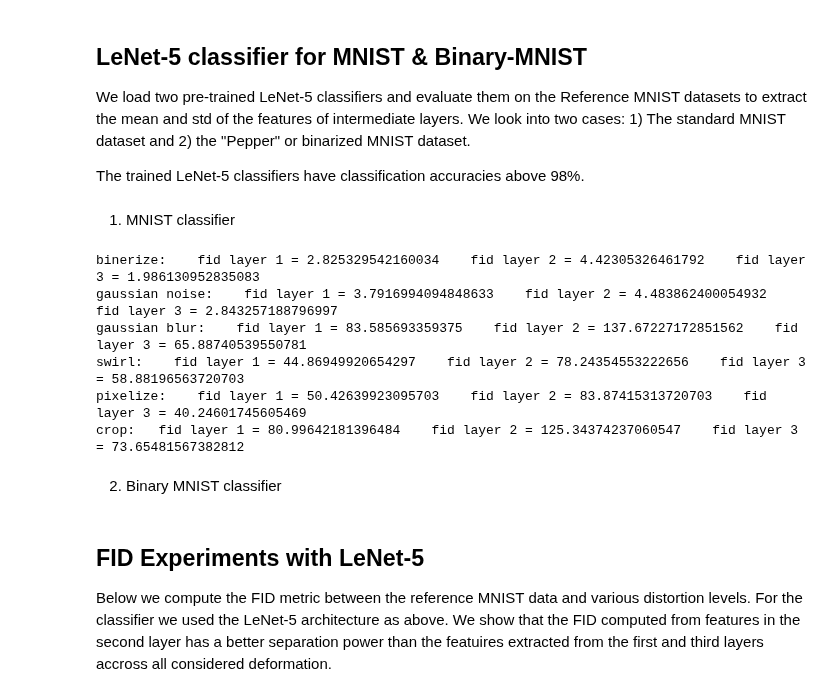
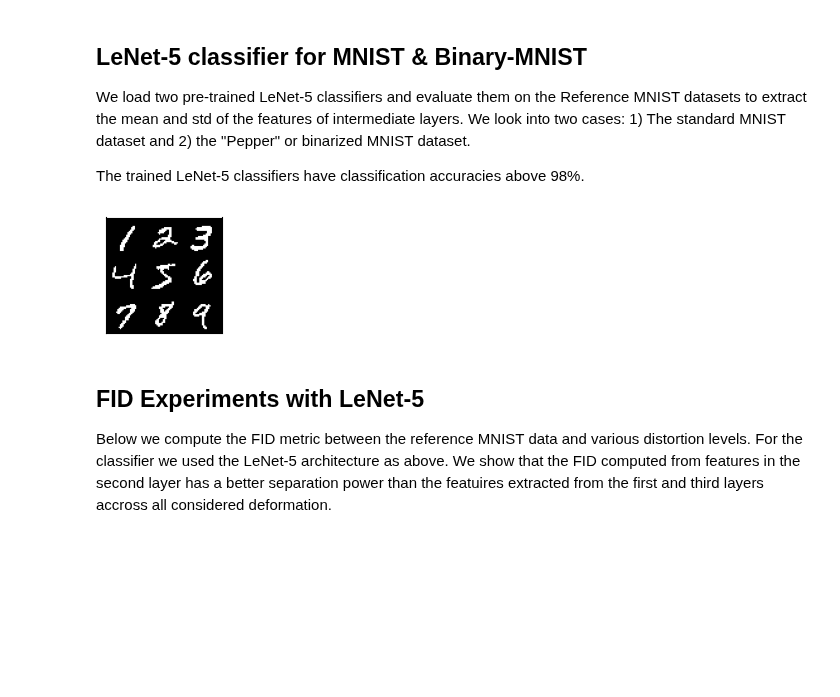
Before and after one commit to dfaroughy/FID-MNIST, a Jupyter notebook: FID_MNIST.ipynb, the cells around one changed output. Cells and saved outputs as stored; diff of their text form; code cells hidden in the pictures; blank space fills up the shorter version.

```diff
--- a/FID_MNIST.ipynb
+++ b/FID_MNIST.ipynb
@@ -158,8 +151,6 @@ plot_images(images, "Binary MNIST half-mask (dataset 0)", figsize=(3.5, 3.5), cm
 We load two pre-trained LeNet-5 classifiers and evaluate them on the Reference MNIST datasets to extract the mean and std of the features of intermediate layers. We look into two cases: 1) The standard MNIST dataset and 2) the "Pepper" or binarized MNIST dataset.
 
 The trained LeNet-5 classifiers have classification accuracies above 98%.
-# %% [markdown]
-1) MNIST classifier
 # %%
 import torch
 from architectures import LeNet5
@@ -182,53 +166,0 @@ mu_3, sigma_3 = compute_activation_statistics(model, test_ref, activation_layer=
-# %%
-from fid_metric import compute_fid
-
-data = load_nist_data(name='MNIST',  train=False, distortion='binerize', level=0.5)
-fid_1 = compute_fid(model, data, mu_ref=mu_1, sigma_ref=sigma_1, activation_layer='fc1', device=device)
-fid_2 = compute_fid(model, data, mu_ref=mu_2, sigma_ref=sigma_2, activation_layer='fc2', device=device)
-fid_3 = compute_fid(model, data, mu_ref=mu_3, sigma_ref=sigma_3, activation_layer='fc3', device=device)
-
-print('binerize:    fid layer 1 = {}    fid layer 2 = {}    fid layer 3 = {}'.format(fid_1, fid_2, fid_3))
-
-data = load_nist_data(name='MNIST', train=False, distortion='noise', level=0.25)
-fid_1 = compute_fid(model, data, mu_ref=mu_1, sigma_ref=sigma_1, activation_layer='fc1', device=device)
-fid_2 = compute_fid(model, data, mu_ref=mu_2, sigma_ref=sigma_2, activation_layer='fc2', device=device)
-fid_3 = compute_fid(model, data, mu_ref=mu_3, sigma_ref=sigma_3, activation_layer='fc3', device=device)
-
-print('gaussian noise:    fid layer 1 = {}    fid layer 2 = {}    fid layer 3 = {}'.format(fid_1, fid_2, fid_3))
-
-data = load_nist_data(name='MNIST', train=False, distortion='blur', level=1.25)
-fid_1 = compute_fid(model, data, mu_ref=mu_1, sigma_ref=sigma_1, activation_layer='fc1', device=device)
-fid_2 = compute_fid(model, data, mu_ref=mu_2, sigma_ref=sigma_2, activation_layer='fc2', device=device)
-fid_3 = compute_fid(model, data, mu_ref=mu_3, sigma_ref=sigma_3, activation_layer='fc3', device=device)
-
-print('gaussian blur:    fid layer 1 = {}    fid layer 2 = {}    fid layer 3 = {}'.format(fid_1, fid_2, fid_3))
-
-data = load_nist_data(name='MNIST', train=False, distortion='swirl', level=3)
-fid_1 = compute_fid(model, data, mu_ref=mu_1, sigma_ref=sigma_1, activation_layer='fc1', device=device)
-fid_2 = compute_fid(model, data, mu_ref=mu_2, sigma_ref=sigma_2, activation_layer='fc2', device=device)
-fid_3 = compute_fid(model, data, mu_ref=mu_3, sigma_ref=sigma_3, activation_layer='fc3', device=device)
-
-print('swirl:    fid layer 1 = {}    fid layer 2 = {}    fid layer 3 = {}'.format(fid_1, fid_2, fid_3))
-
-data = load_nist_data(name='MNIST', train=False, distortion='pixelize', level=0.5)
-fid_1 = compute_fid(model, data, mu_ref=mu_1, sigma_ref=sigma_1, activation_layer='fc1', device=device)
-fid_2 = compute_fid(model, data, mu_ref=mu_2, sigma_ref=sigma_2, activation_layer='fc2', device=device)
-fid_3 = compute_fid(model, data, mu_ref=mu_3, sigma_ref=sigma_3, activation_layer='fc3', device=device)
-
-print('pixelize:    fid layer 1 = {}    fid layer 2 = {}    fid layer 3 = {}'.format(fid_1, fid_2, fid_3))
-
-data = load_nist_data(name='MNIST', train=False, distortion='crop', level=0.55)
-fid_1 = compute_fid(model, data, mu_ref=mu_1, sigma_ref=sigma_1, activation_layer='fc1', device=device)
-fid_2 = compute_fid(model, data, mu_ref=mu_2, sigma_ref=sigma_2, activation_layer='fc2', device=device)
-fid_3 = compute_fid(model, data, mu_ref=mu_3, sigma_ref=sigma_3, activation_layer='fc3', device=device)
-
-print('crop:   fid layer 1 = {}    fid layer 2 = {}    fid layer 3 = {}'.format(fid_1, fid_2, fid_3))
-# %% [output]
-binerize:    fid layer 1 = 2.825329542160034    fid layer 2 = 4.42305326461792    fid layer 3 = 1.986130952835083
-gaussian noise:    fid layer 1 = 3.7916994094848633    fid layer 2 = 4.483862400054932    fid layer 3 = 2.843257188796997
-gaussian blur:    fid layer 1 = 83.585693359375    fid layer 2 = 137.67227172851562    fid layer 3 = 65.88740539550781
-swirl:    fid layer 1 = 44.86949920654297    fid layer 2 = 78.24354553222656    fid layer 3 = 58.88196563720703
-pixelize:    fid layer 1 = 50.42639923095703    fid layer 2 = 83.87415313720703    fid layer 3 = 40.24601745605469
-crop:   fid layer 1 = 80.99642181396484    fid layer 2 = 125.34374237060547    fid layer 3 = 73.65481567382812
-# %% [markdown]
-2) Binary MNIST classifier
@@ -253,3 +167,12 @@ mu_bin_3, sigma_bin_3 = compute_activation_statistics(model_bin, test_ref, activ
+# %%
+data_ref = load_nist_data(name='BinaryMNIST', distortion='crop', level=0)
+dataloader = DataLoader(data_ref, batch_size=100, shuffle=False)
+images, labels = next(iter(dataloader))
+digits = get_10_digits(images, labels)
+
+mnist_grid(digits, num_img=9,  nrow=3, figsize=(1.5,1.5))
+# %% [output]
+[figure, added]
 # %% [markdown]
 ## FID Experiments with LeNet-5
 
```
Also changed, not shown: parts of 36 cells of this notebook, 14 other files.
